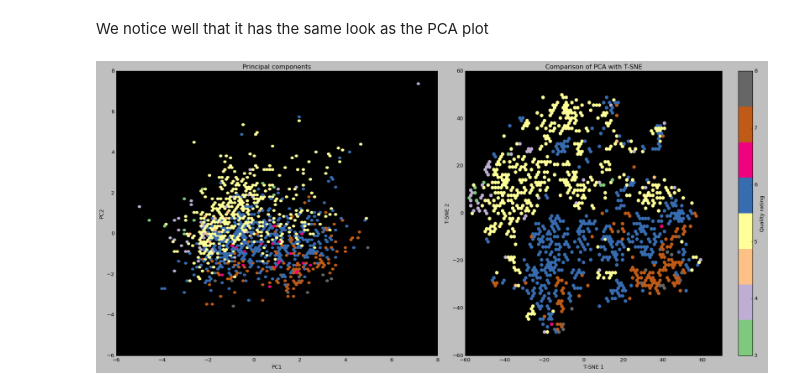
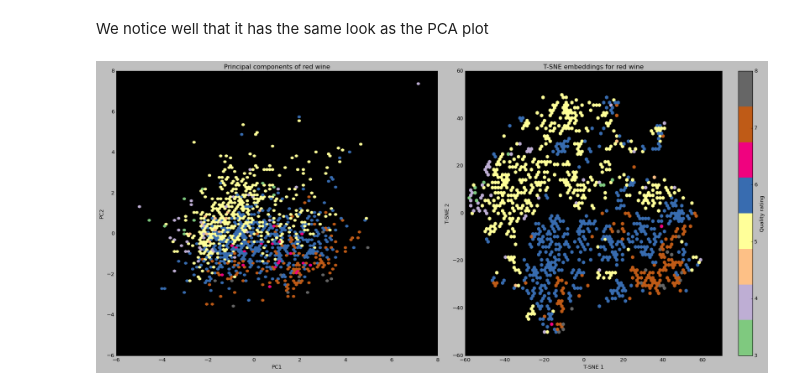
Before and after one commit to ASTRONOE/Common_Data_Analysis, a Jupyter notebook: Project1.ipynb, the cells around one changed output. Cells and saved outputs as stored; diff of their text form; code cells hidden in the pictures.

Commit message:
Just updated my analysis on the red wine dataset

```diff
--- a/Project1.ipynb
+++ b/Project1.ipynb
@@ -500,28 +500,28 @@ We notice well that it has the same look as the PCA plot
 # %%
 #PCA PLOT
 fig, ax = plt.subplots(1, 2, figsize=(22, 10))
 
 ax[0].hexbin(df_pca['PC1'], df_pca['PC2'], C=df_wine_extract['quality'], gridsize=100, cmap='Accent')
 ax[0].set_facecolor('black')
 ax[0].set_xlim(-6, 8)
 ax[0].set_ylim(-6, 8)
-ax[0].set_title("Principal components")
+ax[0].set_title("Principal components of red wine")
 ax[0].set_xlabel("PC1")
 ax[0].set_ylabel("PC2")
 
 #t-SNE PLOT
 ax1 = ax[1].hexbin(df_tsne["T-SNE 1"], df_tsne["T-SNE 2"], C=df_wine_extract['quality'], gridsize=80, cmap='Accent')
 ax[1].set_facecolor("black")
 ax[1].set_xlim(-60, 70)
 ax[1].set_ylim(-60, 60)
 ax[1].set_xlabel("T-SNE 1")
 ax[1].set_ylabel("T-SNE 2")
 ax[1].set_title("T-SNE embeddings for red wine")
 plt.tight_layout()
 plt.colorbar(ax1, label="Quality rating", ax=ax[1], location='right')
 plt.show()
 # %% [output]
-[figure, old version]
+[figure, new version]
 # %%
 # df_wine = df_wine.drop(df_wine.loc[df_wine.quality == 5].sample(n=350).index)
 # df_wine = df_wine.drop(df_wine.loc[df_wine.quality == 6].sample(n=350).index)
```
